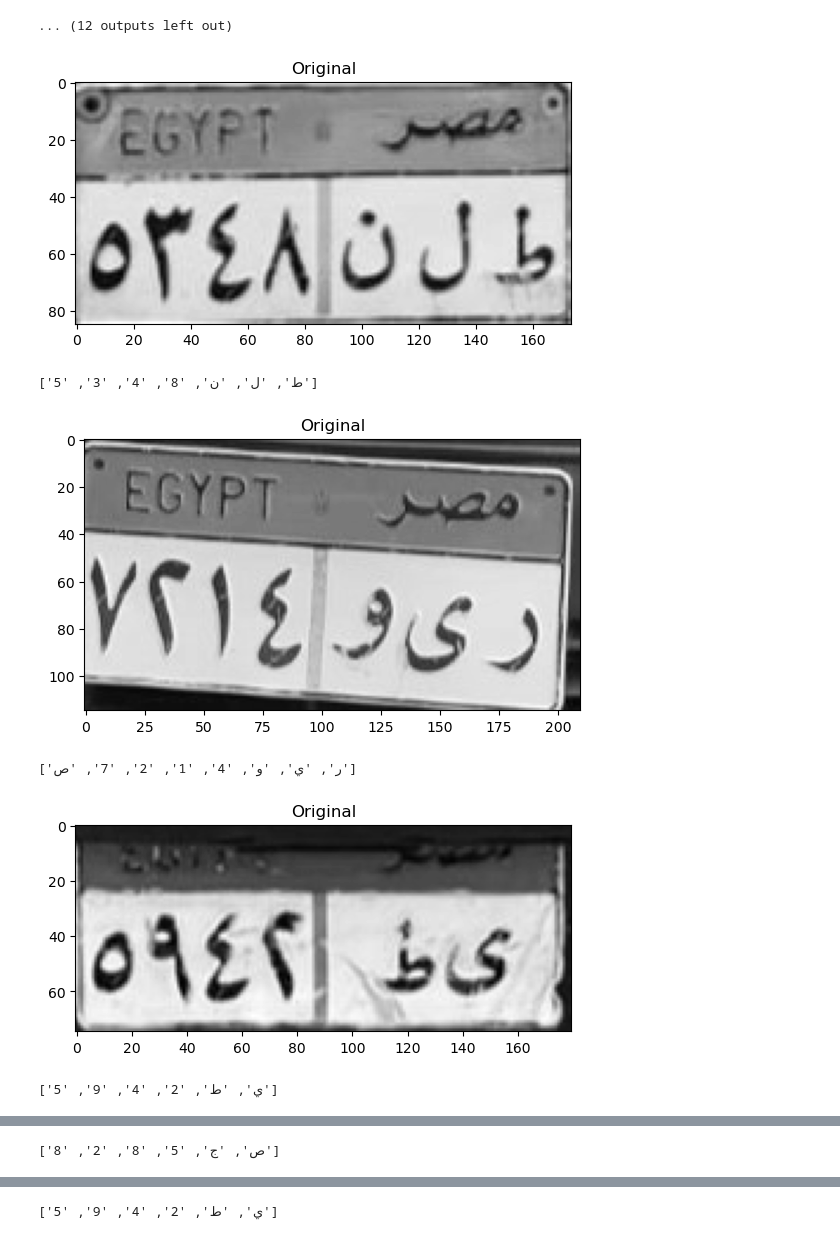
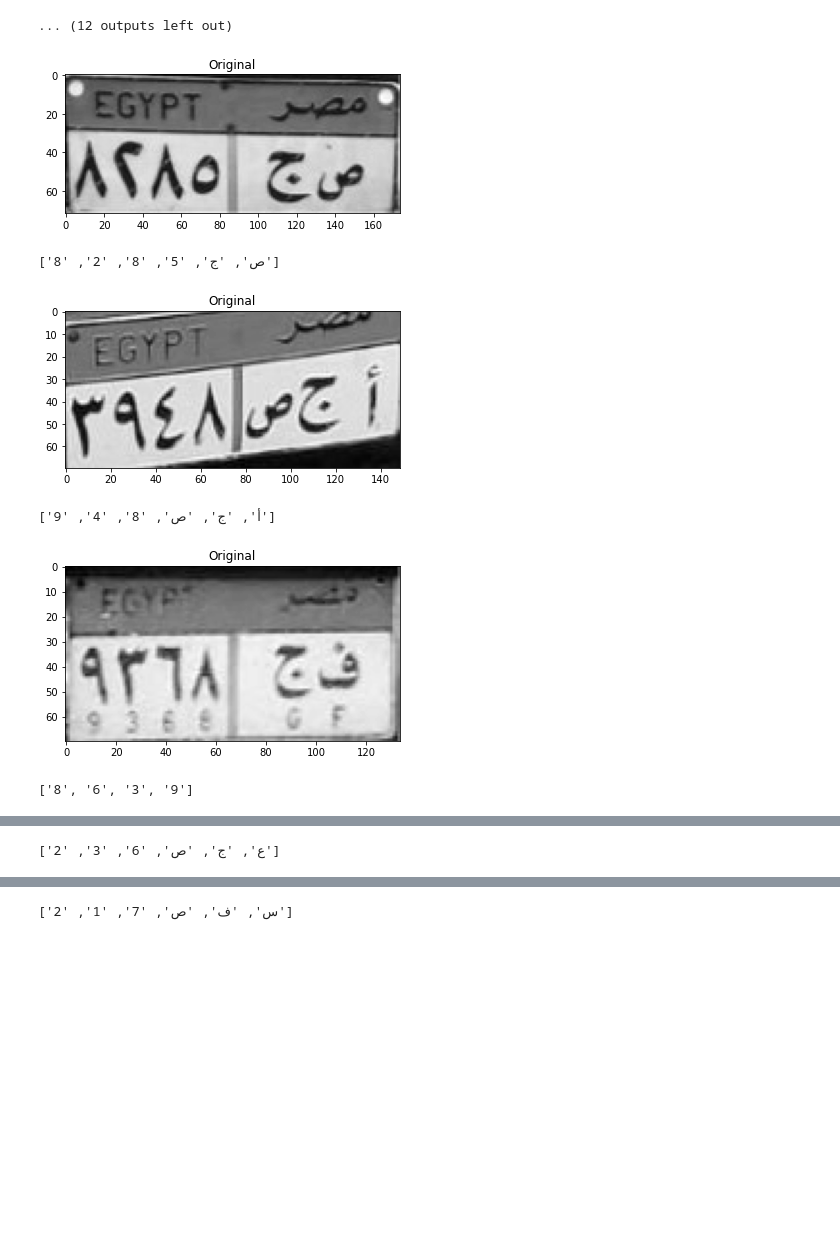
Before and after one commit to MoazHassan2022/License-Plate-Recognition, a Jupyter notebook: recognize_plate.ipynb, the cells around one changed output, grey strips where cells are left out. Saved outputs shown, nothing was run; the diff lists cells and outputs as text; code cells hidden in the pictures; blank space fills up the shorter version.

```diff
--- a/recognize_plate.ipynb
+++ b/recognize_plate.ipynb
@@ -385,40 +385,40 @@ Accepted
 ... (12 outputs left out)
 # %%
 n = 0
-page = 3
+page = 0
 limit = 20
-for i in os.listdir('plates_dataset/'):
+for i in os.listdir('../plates_dataset/'):
     n += 1
     if (n >= page*limit):
-        image = (rgb2gray(io.imread("plates_dataset/" + i)) * 255).astype("uint8")
+        image = (rgb2gray(io.imread("../plates_dataset/" + i)) * 255).astype("uint8")
         show_images([image], ["Original"])
         image = cv.threshold(image, 0, 255, cv.THRESH_BINARY | cv.THRESH_OTSU)[1]
         #show_images([image], ["Binary"])
         x,y = image.shape
         structuringEl = np.ones((2, 2))
         image = binary_opening(image, structuringEl)
         #show_images([image], ["After Morphology"])
         image = image[int(x//2.2):x-int(x//15),int(y//30):y-int(y//29)]
         #show_images([image], ["After cutting"])
         image = cropPlate(image)
         #show_images([image], ["After cutting second time"])
         image = removeBlackColumns(image)
         #show_images([image], ["After removing black columns"])
         charText = getChars(image)
         print(charText)
     if n == (page+1)*limit:
         break
 
 # No. errors = 7 out of 19  => Page 0
 # No. errors = 10 out of 20  => Page 1
 # No. errors = 10 out of 20 => Page 2
 # No. errors = 10 out of 21 => Page 3
 # No. errors = 37 out of 80
 # Success Percentage = 53.75%, Error percentage = 46.25%
 # %% [output]
-[figure, old version]
+[figure, new version]
-['ط', 'ل', 'ن', '8', '4', '3', '5']
+['ص', 'ج', '5', '8', '2', '8']
-[figure, old version]
+[figure, new version]
-['ر', 'ي', 'و', '4', '1', '2', '7', 'ص']
+['أ', 'ج', 'ص', '8', '4', '9']
-[figure, old version]
+[figure, new version]
-['ي', 'ط', '2', '4', '9', '5']
+['8', '6', '3', '9']
@@ -426 +426 @@ for i in os.listdir('plates_dataset/'):
-['ص', 'ج', '5', '8', '2', '8']
+['ع', 'ج', 'ص', '6', '3', '2']
@@ -428 +428 @@ for i in os.listdir('plates_dataset/'):
-['ي', 'ط', '2', '4', '9', '5']
+['س', 'ف', 'ص', '7', '1', '2']
```
Also changed, not shown: parts of 1 cell of this notebook, 2 other files.
